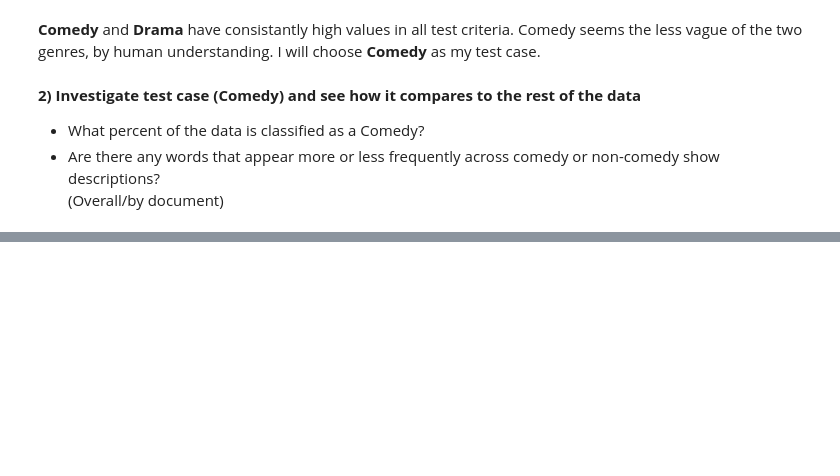
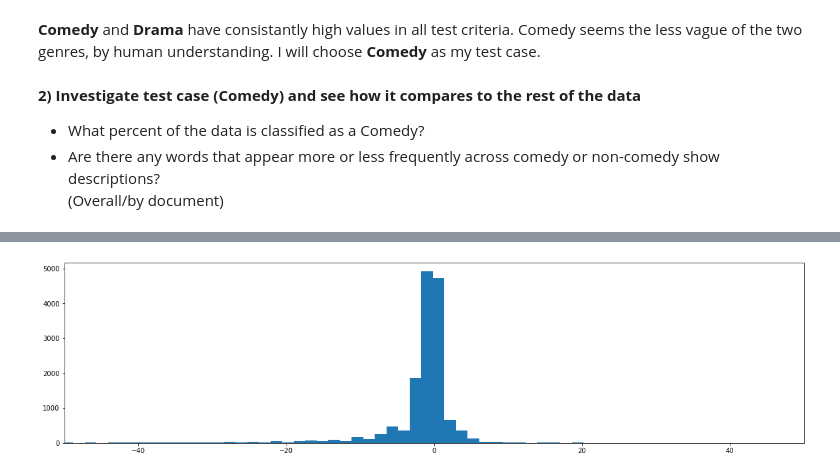
Before and after one commit to Johndsalas/netflix_genre_labeler, a Jupyter notebook: main.ipynb, the cells around one changed output, grey strips where cells are left out. Drawn from its saved outputs; the diff is of its cells as text; code cells hidden in the pictures; blank space fills up the shorter version.

```diff
--- a/main.ipynb
+++ b/main.ipynb
@@ -111,0 +111,4 @@ train.head()
+# %%
+e.get_hist(list_freq_doc)
+# %% [output]
+[figure, added]
```
Also changed, not shown: parts of 14 cells of this notebook, 1 other file.
